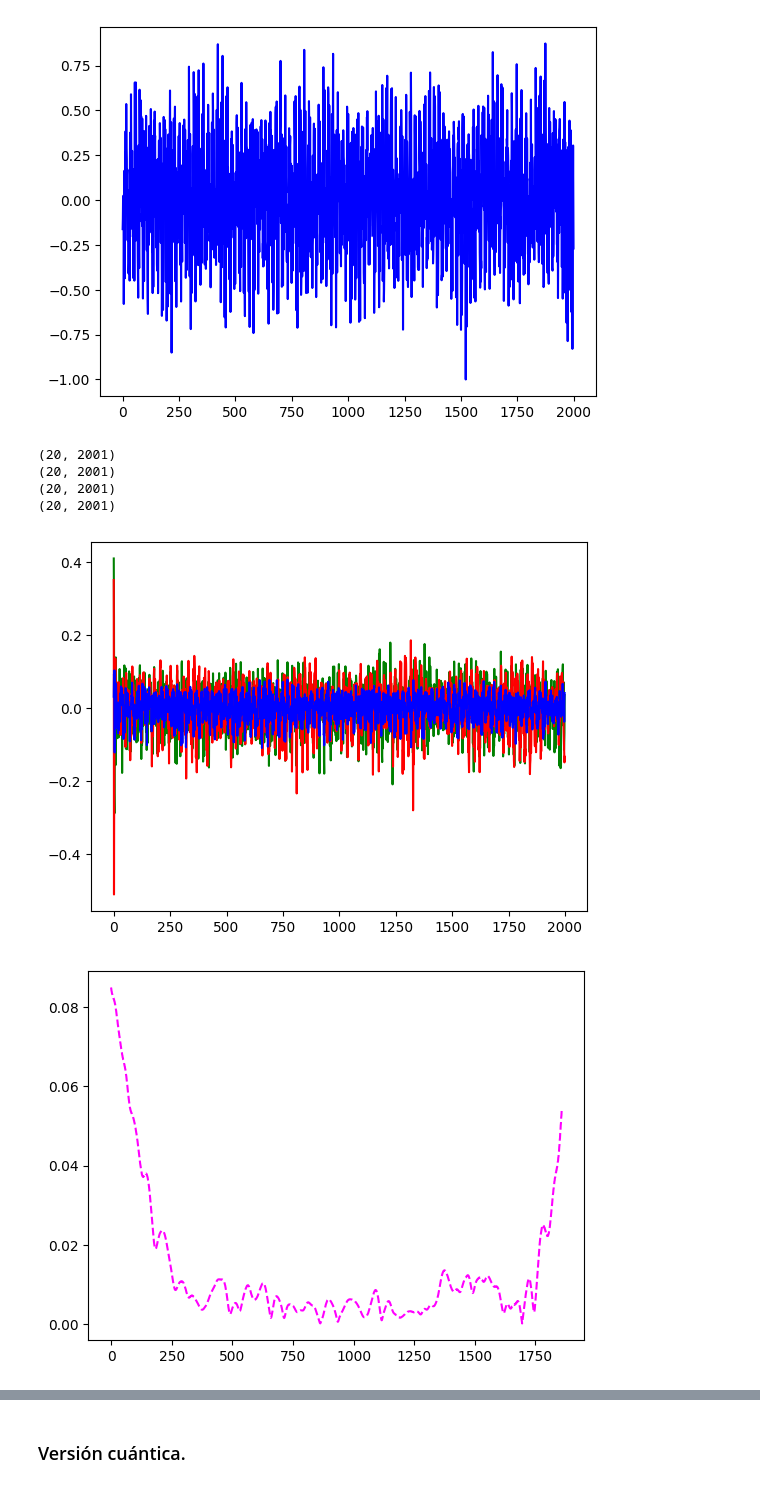
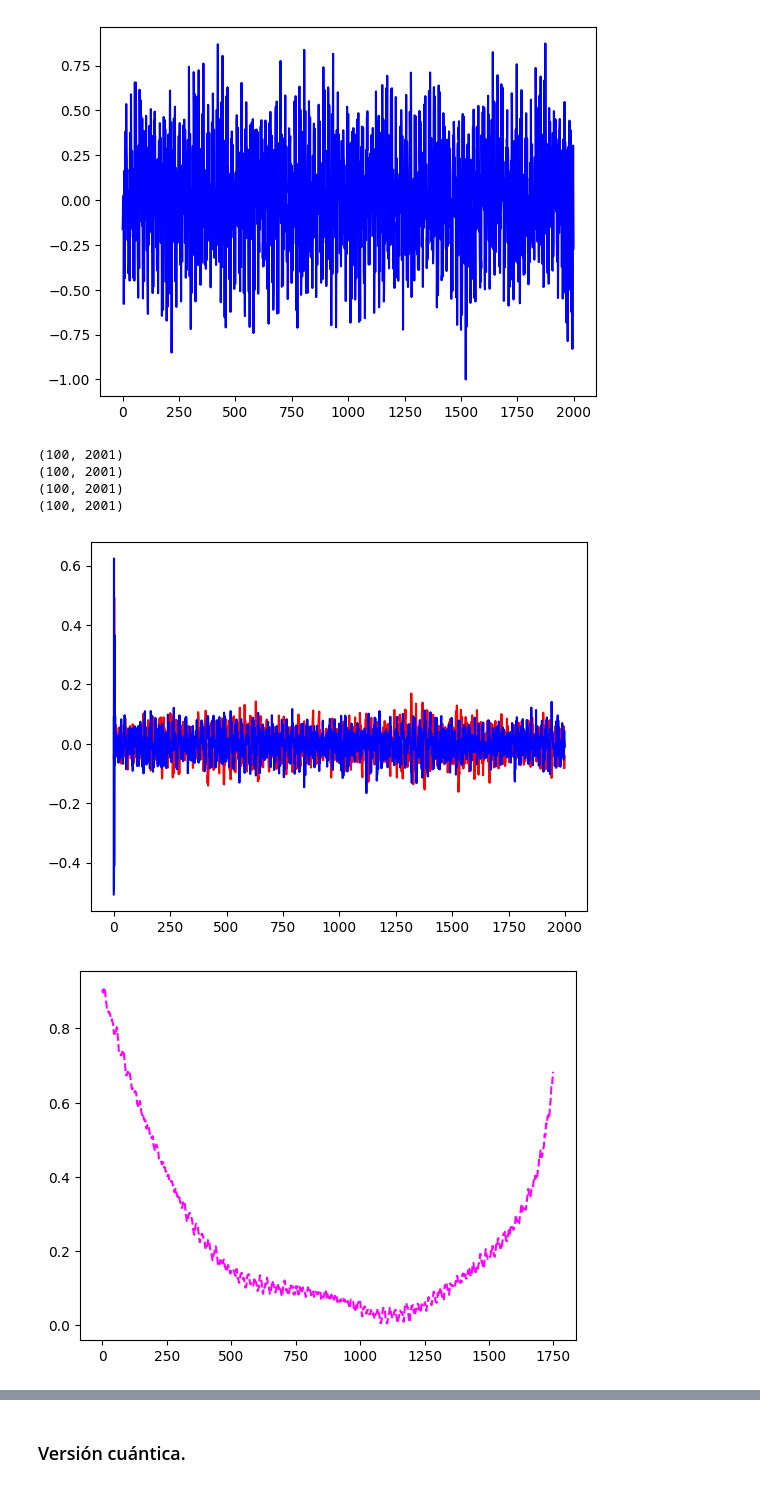
Before and after one commit to manuuuv/TFG, a Jupyter notebook: Quantum_RC_Manuel2.ipynb, the cells around one changed output, grey strips where cells are left out. Cells and saved outputs as stored; diff of their text form; code cells hidden in the pictures.

```diff
--- a/Quantum_RC_Manuel2.ipynb
+++ b/Quantum_RC_Manuel2.ipynb
@@ -1013,7 +1576,7 @@ plt.show()
 # %% [markdown]
 ### Versión clásica.
 # %%
-synthetic_data = np.load('synthetic_data_auto.npy')
+synthetic_data = np.load('data/data/synthetic_data_auto.npy')
 synthetic_data.shape
 # %% [output]
 (40, 2000, 10)
@@ -1022,15 +1587,12 @@ muestra_synt = synthetic_data[0,:,:]
 muestra_synt2 = synthetic_data[1,:,:]
 # %%
 # Reescalar la señal
-# Definimos el nuevo rango de -1 a 1.
-min_val = -1
-max_val = 1
+def reescaled(input_signal, min_val, max_val):
+   # Calcular el rango original
+   original_min = np.min(input_signal)
+   original_max = np.max(input_signal)
 
-# Calcular el rango original
-original_min = np.min(muestra_synt)
-original_max = np.max(muestra_synt)
+   # Reescalar la señal
+   scaled_signal = (muestra_synt - original_min) / (original_max - original_min) * (max_val - min_val) + min_val
 
-# Reescalar la señal
-scaled_signal = (muestra_synt - original_min) / (original_max - original_min) * (max_val - min_val) + min_val
-
-scaled_signal.shape
+   return scaled_signal
@@ -1039,3 +1599,5 @@ scaled_signal.shape
+# %%
+scaled_signal = reescaled(muestra_synt, min_val = -1, max_val = 1)
 # %%
 plt.plot(range(scaled_signal.shape[0]), scaled_signal[:,0], color = 'blue')
 plt.show()
@@ -1046,7 +1608,7 @@ plt.show()
 
 # Parámetros
 num_input_channels = 10      # Dimensionalidad de entrada (1 canal)
-num_reservoir_neurons = 20   # Número de neuronas en el reservorio
+num_reservoir_neurons = 100   # Número de neuronas en el reservorio
 num_readout_neurons = 1      # Número de neuronas de salida
 
 num_training_samples = scaled_signal.shape[0] # Número de muestras de entrenamiento
@@ -1089,8 +1651,8 @@ def bandpass_filter(data, lowcut, highcut, fs, order=4):
 
 # Parámetros
 fs = 512  # Frecuencia de muestreo
-lowcut = 1  # Frecuencia baja del filtro
-highcut = 12  # Frecuencia alta del filtro
+lowcut = 0.5  # Frecuencia baja del filtro
+highcut = 100  # Frecuencia alta del filtro
 
 # Aplicar filtro antes de Hilbert
 x_filtered = bandpass_filter(RS4, lowcut, highcut, fs)
@@ -1102,25 +1664,25 @@ print(analytic_signal.shape)
 print(RS4.shape)
 print(amplitude_envelope4.shape)
 # %% [output]
-(20, 2001)
-(20, 2001)
-(20, 2001)
-(20, 2001)
+(100, 2001)
+(100, 2001)
+(100, 2001)
+(100, 2001)
 # %%
 plt.plot(range(muestra_synt.shape[0]), RS4[0, 1:], color = 'green')
 plt.plot(range(muestra_synt.shape[0]), RS4[1, 1:], color = 'red')
 plt.plot(range(muestra_synt.shape[0]), RS4[2, 1:], color = 'blue')
 plt.show()
 # %% [output]
-[figure, old version]
+[figure, new version]
 # %%
 # Eliminamos los primeros puntos para estabilizar el reservorio
-stable_start = min(90, amplitude_envelope4.shape[1])
+stable_start = min(200, amplitude_envelope4.shape[1])
 input_sequence4 = amplitude_envelope4[:, stable_start:-50]
 plt.plot(input_sequence4[0, 1:], linestyle="dashed", color = 'magenta')
 plt.show()
 # %% [output]
-[figure, old version]
+[figure, new version]
 # %%
 # Agrupamiento (clustering)
 num_clusters = 4  # Número de clústeres
```
Also changed, not shown: parts of 67 cells of this notebook.
